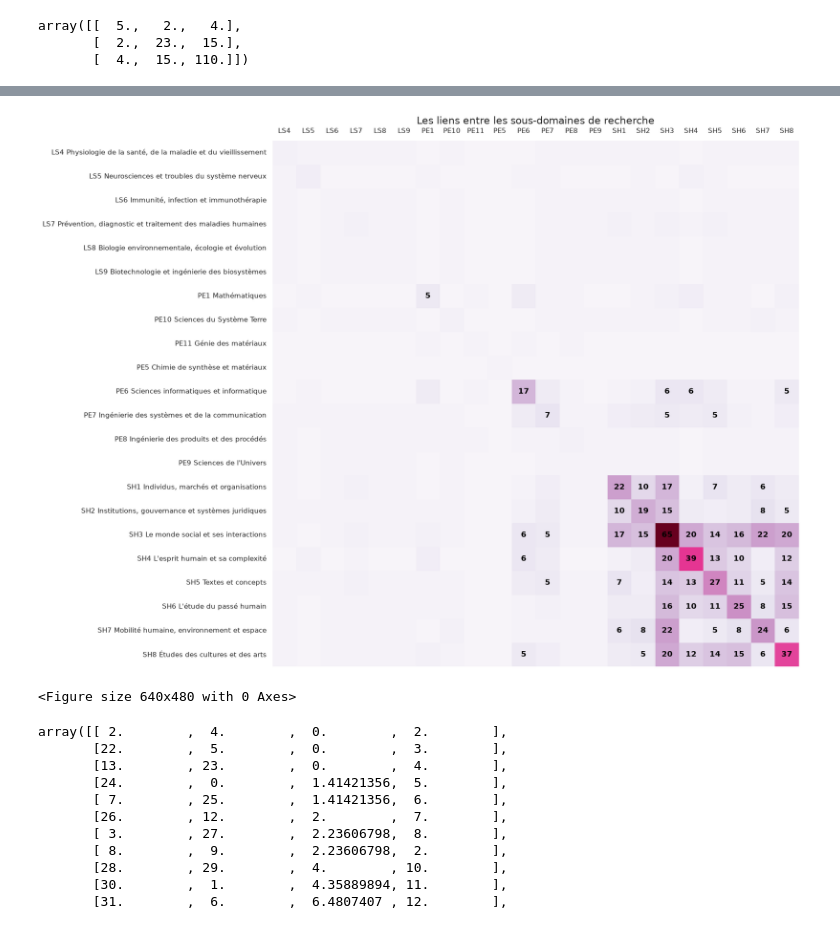
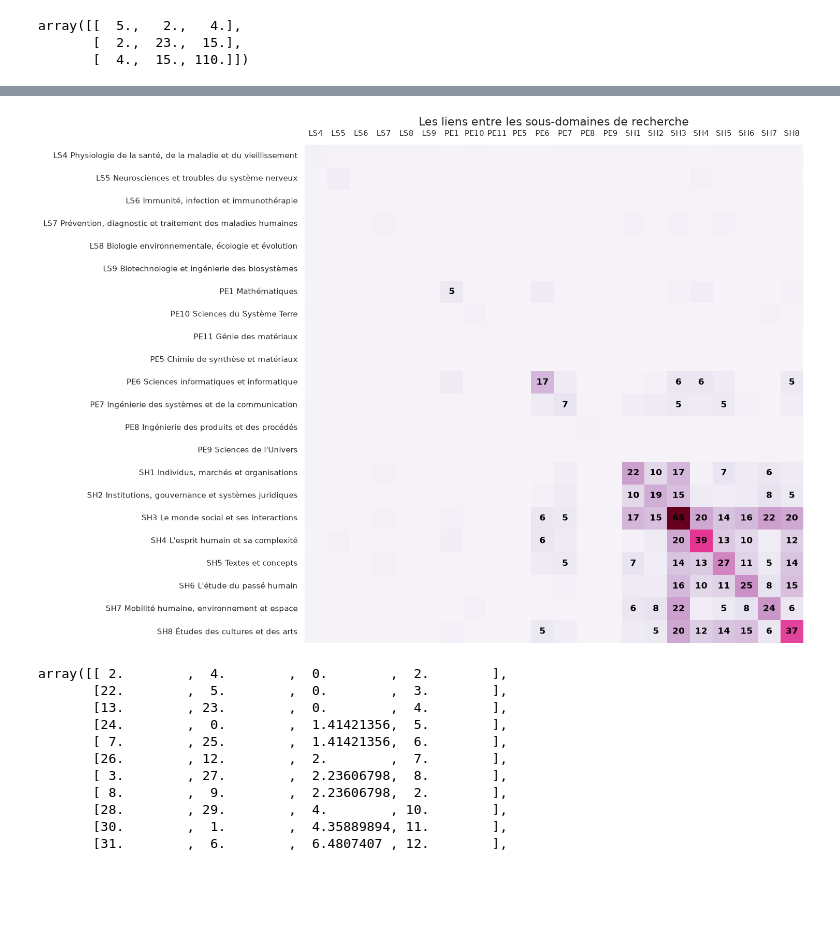
Before and after one commit to luneauaymeric/enquete_SO_p8, a Jupyter notebook: script_analyse/stat_descriptive/profil_repondant.ipynb, the cells around one changed output, grey strips where cells are left out. Saved outputs shown, nothing was run; the diff lists cells and outputs as text; code cells hidden in the pictures; blank space fills up the shorter version.

```diff
--- a/script_analyse/stat_descriptive/profil_repondant.ipynb
+++ b/script_analyse/stat_descriptive/profil_repondant.ipynb
@@ -256,37 +239,36 @@ name_col = [x.split(' ')[0] for x in df_pivot2.index]
 # Create a mask for diagonal elements
 mask = np.zeros_like(matrice, dtype=bool)
 np.fill_diagonal(mask, True)
 
 # Custom annotation function
 # Custom annotation function with font size and style
 def annotate_diagonal(data, mask, ax, color='black', fontsize=12, fontweight='bold'):
     for i in range(data.shape[0]):
         for j in range(data.shape[1]):
             if data[i, j] > 4:
                 ax.text(j + 0.5, i + 0.5, f'{data[i, j]:g}',
                         ha='center', va='center', color=color,
                         fontsize=fontsize, fontweight=fontweight)
 
 fig, ax = plt.subplots(figsize=(15,15))
 ax = sns.heatmap(matrice, annot=False, cmap='PuRd',square=True, cbar= False,
                  xticklabels=name_col,
             yticklabels=name_row)
 # Annotate only the diagonal elements
 annotate_diagonal(matrice, mask, ax)
 plt.tick_params(
     which='both',
     bottom=False,
     left=False,
     labelbottom=False,
     labeltop=True)
 
 ax.set_title("Les liens entre les sous-domaines de recherche", fontdict={"fontsize":16})
-plt.show()
+plt.tight_layout();
 
-plt.savefig(f"../viz/matrice_research_fields.png", bbox_inches='tight', dpi = 200)
+plt.savefig(f"../viz/matrice_research_fields.png", bbox_inches='tight', dpi = 300)
 # %% [output]
-[figure, old version]
+[figure, new version]
-<Figure size 640x480 with 0 Axes>
 # %%
 from scipy.cluster.hierarchy import dendrogram, linkage
 Z = linkage(matrice, metric='euclidean', optimal_ordering=True)
```
Also changed, not shown: parts of 3 cells of this notebook, 4 other files.
